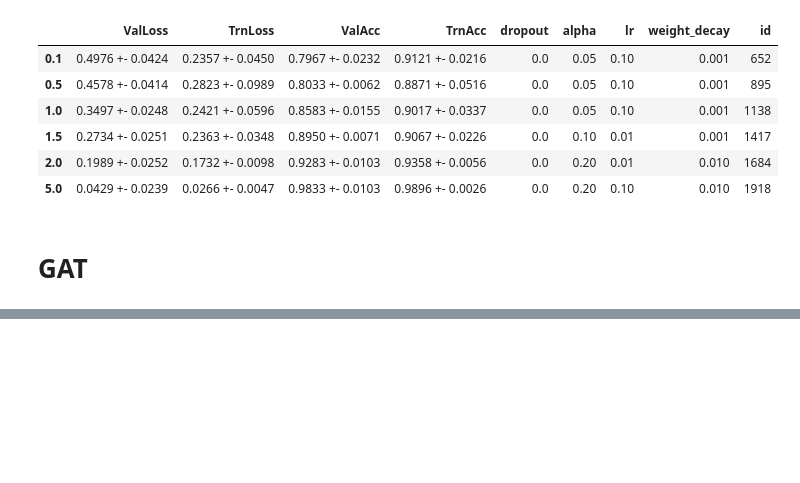
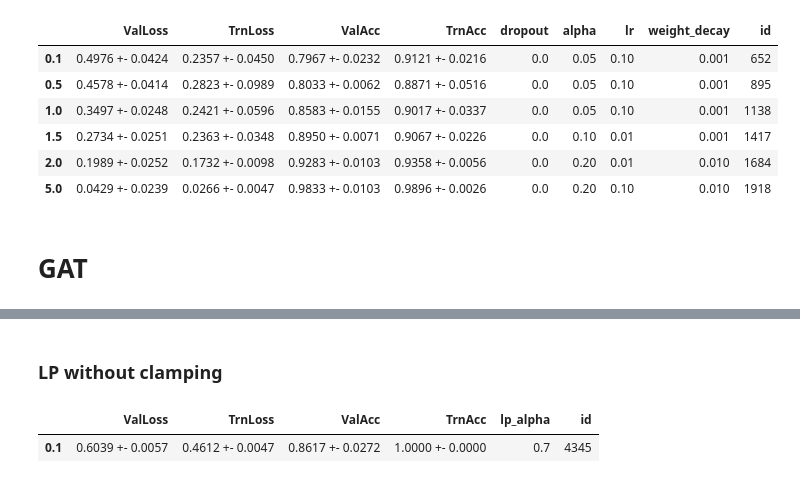
Before and after one commit to saper0/revisiting_robustness, a Jupyter notebook: notebooks/training/hyperparameter_search.ipynb, the cells around one changed output, grey strips where cells are left out. Saved outputs shown, nothing was run; the diff lists cells and outputs as text; code cells hidden in the pictures; blank space fills up the shorter version.

```diff
--- a/notebooks/training/hyperparameter_search.ipynb
+++ b/notebooks/training/hyperparameter_search.ipynb
@@ -86,0 +101,12 @@ utils.get_best_hyperparams(start_id, end_id, n_seeds, hyperparams, K_l)
+# %% [markdown]
+### LP without clamping
+# %%
+start_id = 4303
+end_id = 4365
+n_seeds = 3
+K_l = [0.1]
+hyperparams = ["lp_alpha"]
+utils.get_best_hyperparams(start_id, end_id, n_seeds, hyperparams, K_l)
+# %% [output]
+|  | ValLoss | TrnLoss | ValAcc | TrnAcc | lp_alpha | id |
+| 0.1 | 0.6039 +- 0.0057 | 0.4612 +- 0.0047 | 0.8617 +- 0.0272 | 1.0000 +- 0.0000 | 0.7 | 4345 |
```
Also changed, not shown: parts of 3 cells of this notebook, 6 other files.
